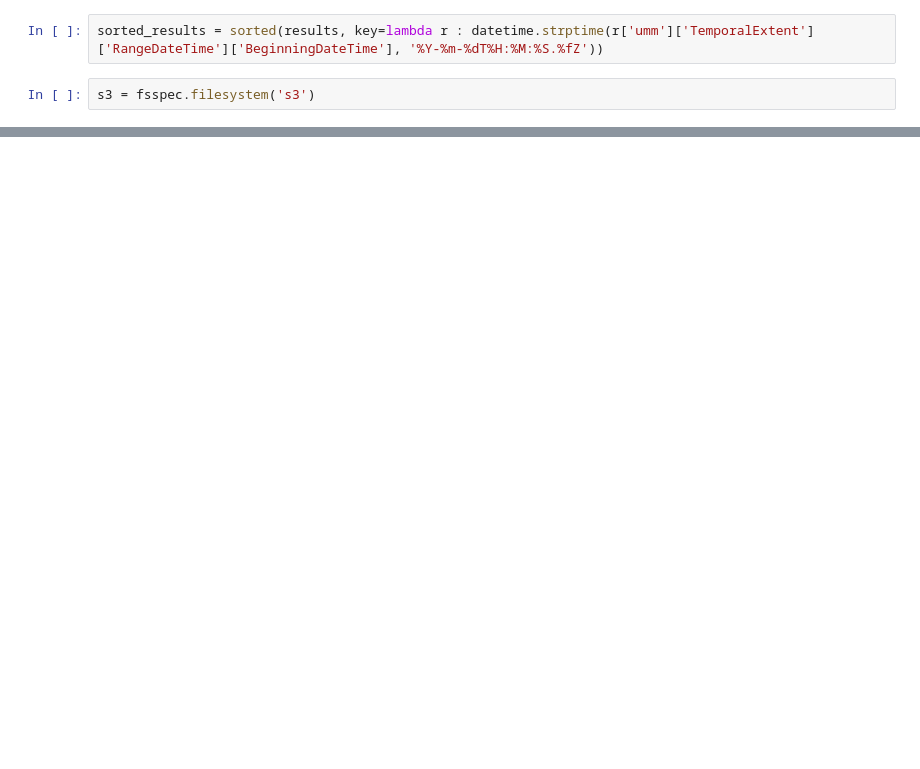
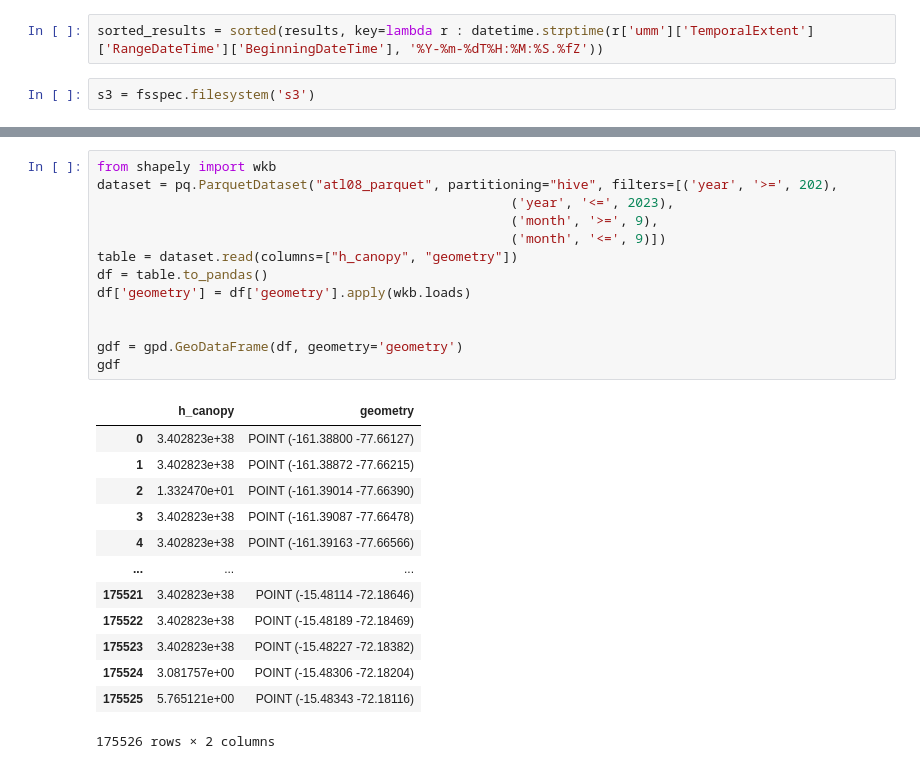
Before and after one commit to developmentseed/icesat-parquet, a Jupyter notebook: atl08_earthaccess.ipynb, the cells around one changed output, grey strips where cells are left out. Drawn from its saved outputs; the diff is of its cells as text; blank space fills up the shorter version.

```diff
--- a/atl08_earthaccess.ipynb
+++ b/atl08_earthaccess.ipynb
@@ -344,0 +362,27 @@ plt.show()
+# %%
+from shapely import wkb
+dataset = pq.ParquetDataset("atl08_parquet", partitioning="hive", filters=[('year', '>=', 202),
+                                                     ('year', '<=', 2023),
+                                                     ('month', '>=', 9),
+                                                     ('month', '<=', 9)])
+table = dataset.read(columns=["h_canopy", "geometry"])
+df = table.to_pandas()
+df['geometry'] = df['geometry'].apply(wkb.loads)
+
+
+gdf = gpd.GeoDataFrame(df, geometry='geometry')
+gdf
+# %% [output]
+|  | h_canopy | geometry |
+| 0 | 3.402823e+38 | POINT (-161.38800 -77.66127) |
+| 1 | 3.402823e+38 | POINT (-161.38872 -77.66215) |
+| 2 | 1.332470e+01 | POINT (-161.39014 -77.66390) |
+| 3 | 3.402823e+38 | POINT (-161.39087 -77.66478) |
+| 4 | 3.402823e+38 | POINT (-161.39163 -77.66566) |
+| ... | ... | ... |
+| 175521 | 3.402823e+38 | POINT (-15.48114 -72.18646) |
+| 175522 | 3.402823e+38 | POINT (-15.48189 -72.18469) |
+| 175523 | 3.402823e+38 | POINT (-15.48227 -72.18382) |
+| 175524 | 3.081757e+00 | POINT (-15.48306 -72.18204) |
+| 175525 | 5.765121e+00 | POINT (-15.48343 -72.18116) |
+175526 rows × 2 columns
```
Also changed, not shown: parts of 16 cells of this notebook.
